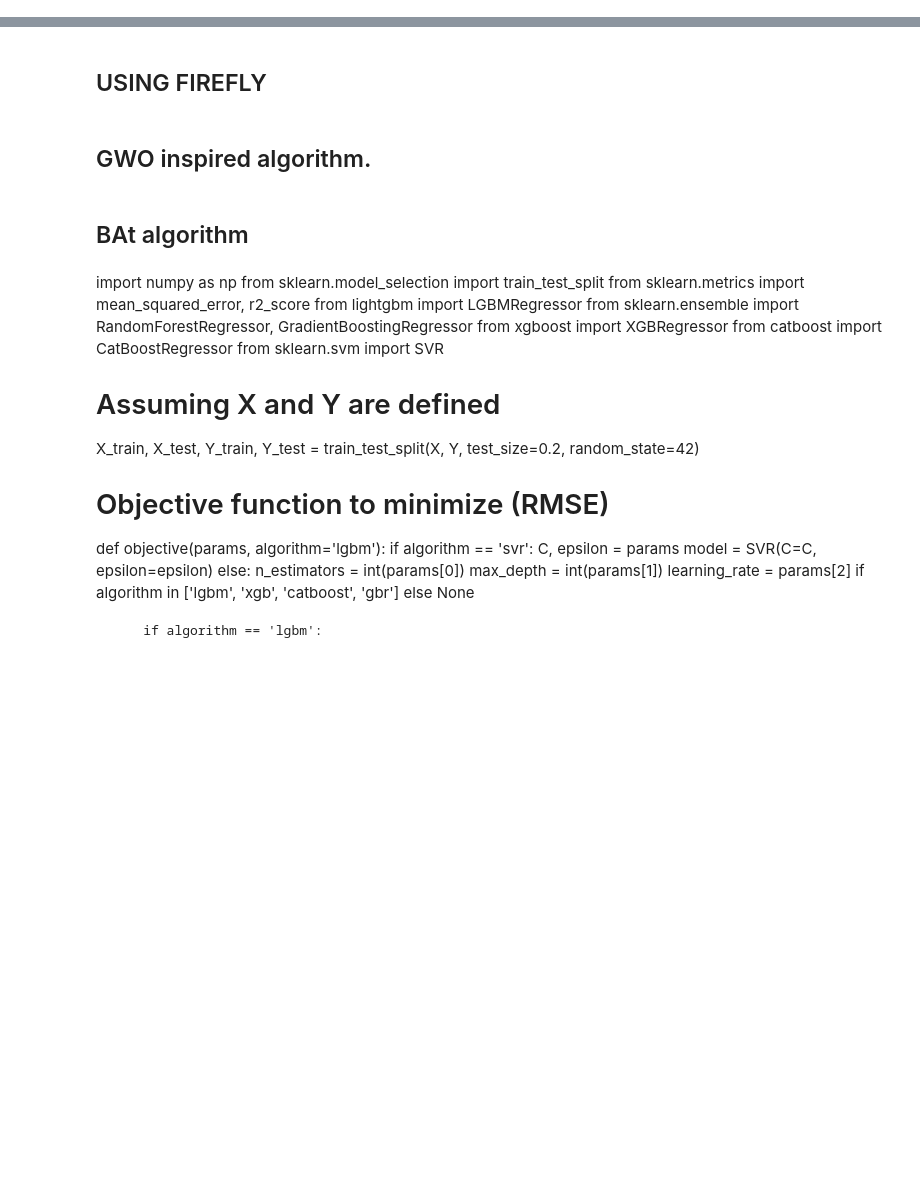
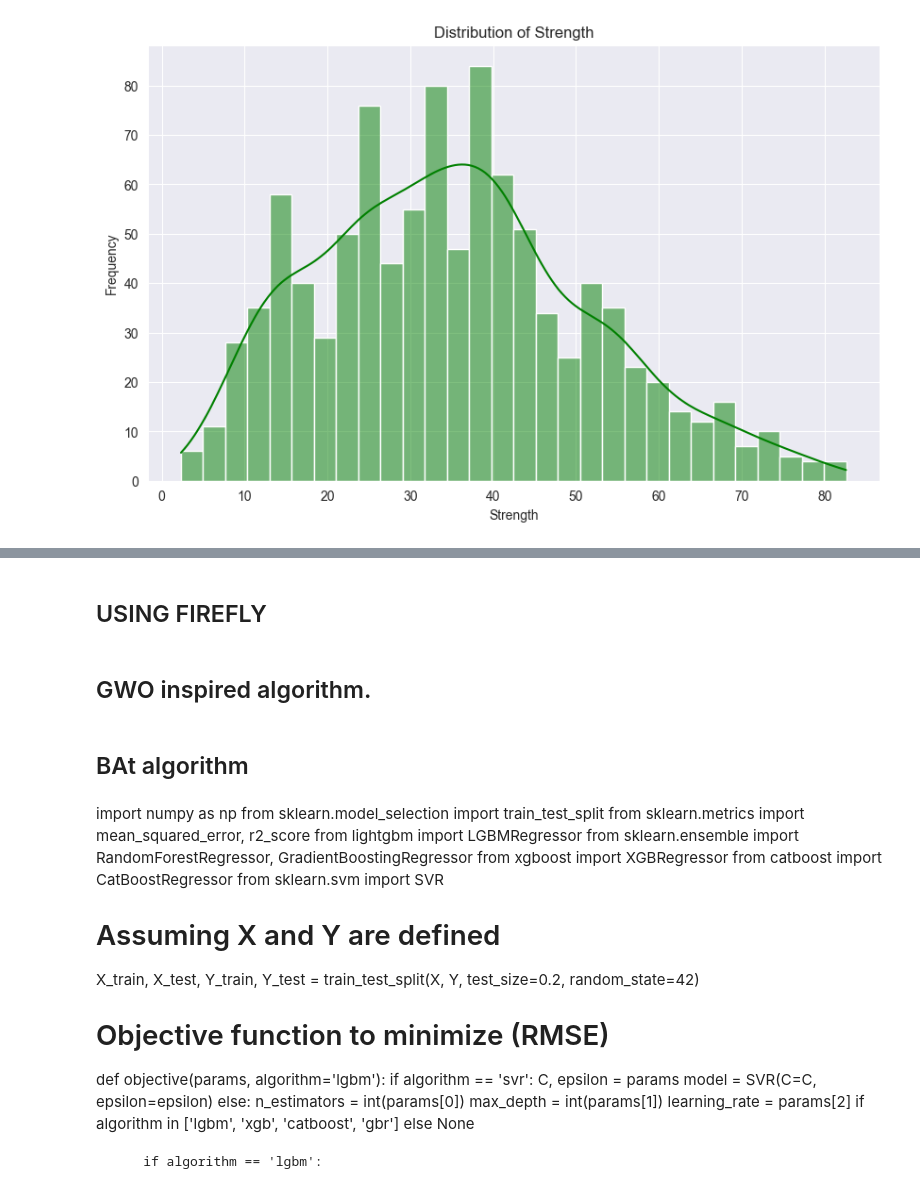
Before and after one commit to Niltiwari7/Bio-Inspired-Optimization-for-Hyperparameter-Tuning-BACO-HT-in-Compressive-Strength-Prediction, a Jupyter notebook: cap.ipynb, the cells around one changed output, grey strips where cells are left out. Cells and saved outputs as stored; diff of their text form; code cells hidden in the pictures; blank space fills up the shorter version.

```diff
--- a/cap.ipynb
+++ b/cap.ipynb
@@ -61,3 +36,9 @@ print(data.head())
+# %%
+import pandas as pd
+
+# Load the dataset
+file_path = "concrete_data.csv"
+df = pd.read_csv(file_path)
 # %%
 #shape of the data
 print(data.shape)
@@ -965,0 +98,3 @@ The best algorithm is XGB with a Test RMSE of 4.4349
+# %%
+#remove the duplicates
+df = df.drop_duplicates()
@@ -965,0 +148,9 @@ The best algorithm is XGB with a Test RMSE of 4.4349
+# %%
+plt.figure(figsize=(10, 6))
+sns.histplot(df['concrete_compressive_strength'], bins=30, kde=True, color='green')
+plt.title('Distribution of Strength')
+plt.xlabel('Strength')
+plt.ylabel('Frequency')
+plt.show()
+# %% [output]
+[figure, added]
```
Also changed, not shown: parts of 40 cells of this notebook, 9 other files.
